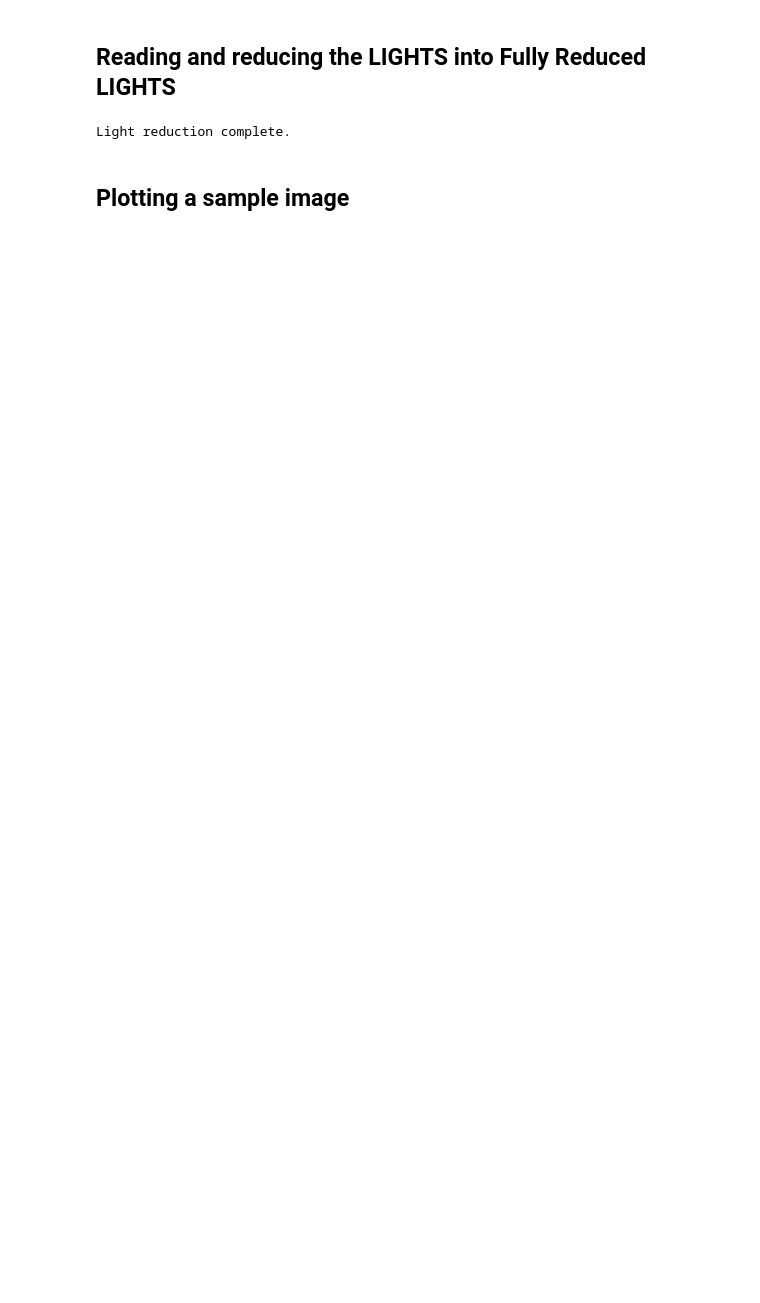
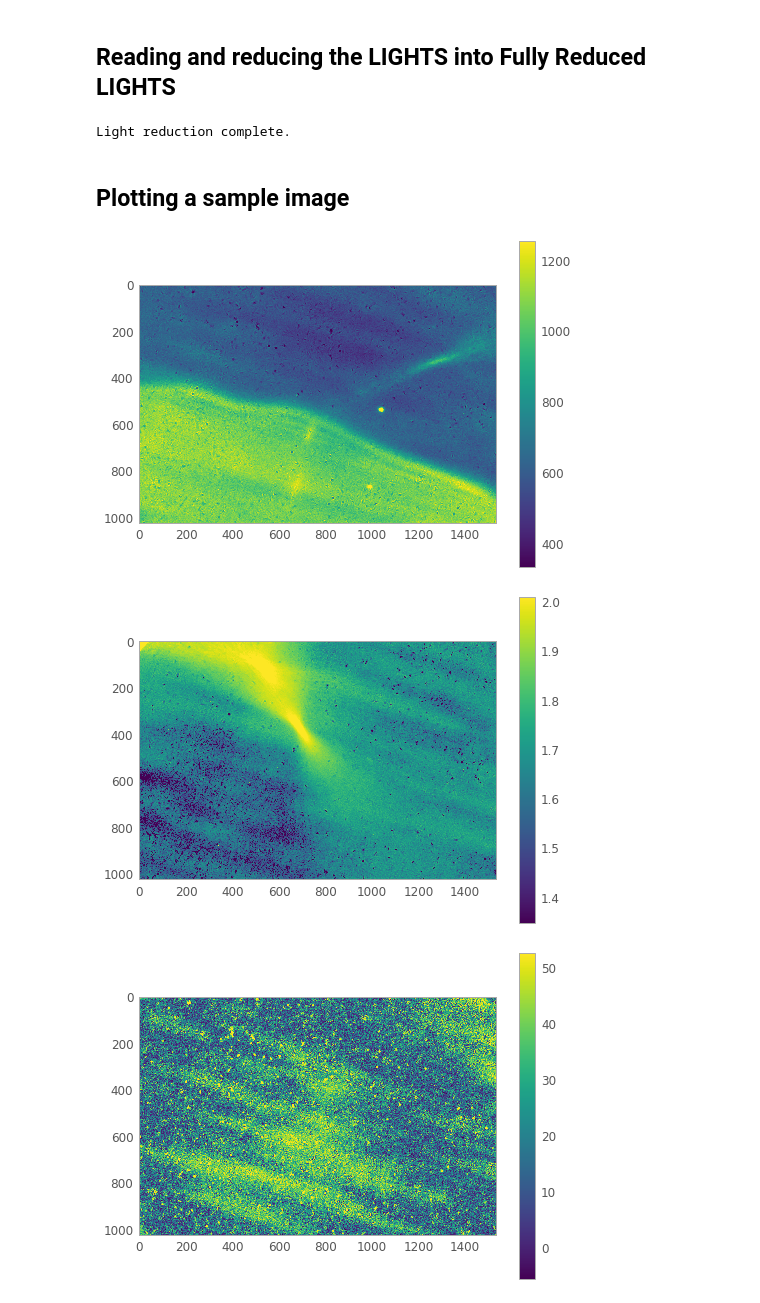
Before and after one commit to Mucephie/DORADO, a Jupyter notebook: vstar_reduc.ipynb, the cells around one changed output. Cells and saved outputs as stored; diff of their text form; code cells hidden in the pictures; blank space fills up the shorter version.

```diff
--- a/vstar_reduc.ipynb
+++ b/vstar_reduc.ipynb
@@ -122,4 +127,16 @@ print('\nLight reduction complete.')
 Light reduction complete.
 # %% [markdown]
 ## Plotting a sample image
+# %%
+sample_star_field = series[:, :, 50]
+sample_star_field2 = np.log(np.arcsinh(np.abs(series[:, :, 70])))
+sample_star_field3 = np.arcsinh(np.log(np.abs(series[:, :, 74])))**(5)
+search_star_field = series[:, :, 10]
+draco.plt_fits(sample_star_field, 'viridis')
+draco.plt_fits(sample_star_field2, 'viridis')
+draco.plt_fits(sample_star_field3, 'viridis')
+# %% [output]
+[figure, added]
+[figure, added]
+[figure, added]
 # %%
```
Also changed, not shown: parts of 9 cells of this notebook.
